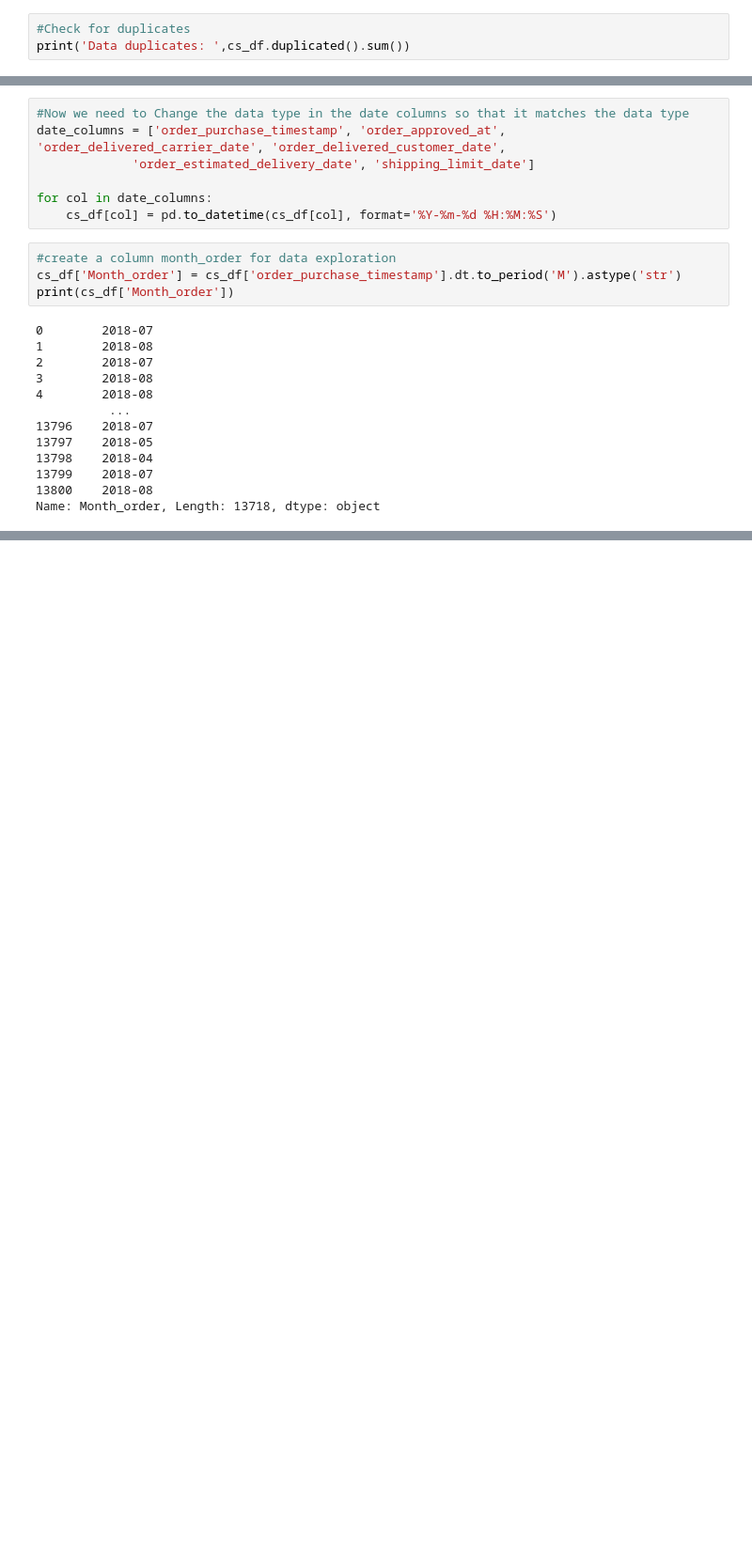
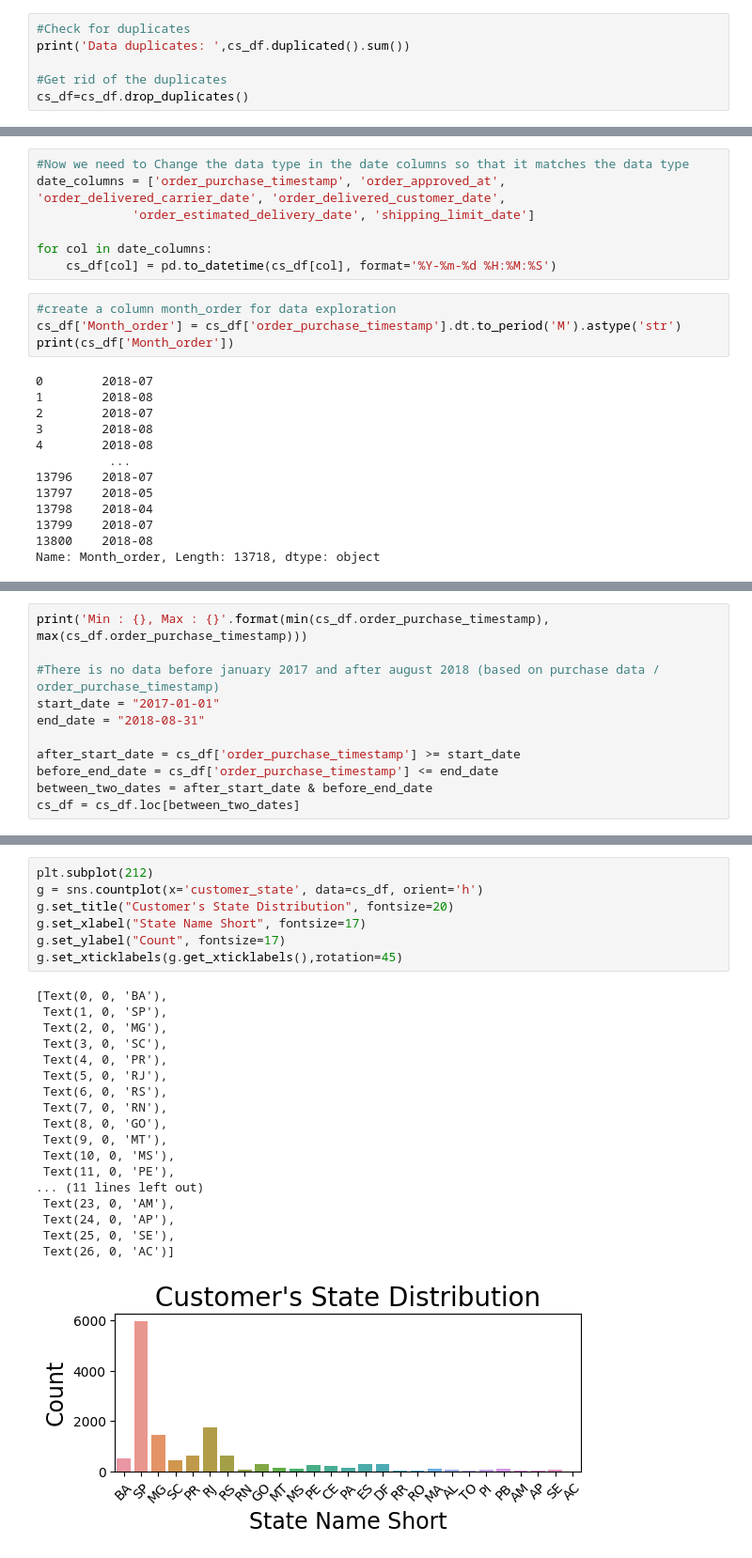
Before and after one commit to MatteoFerraresi/267161, a Jupyter notebook: main.ipynb, the cells around one changed output, grey strips where cells are left out. Shown at 94% size. Saved outputs shown, nothing was run; the diff lists cells and outputs as text; blank space fills up the shorter version.

```diff
--- a/main.ipynb
+++ b/main.ipynb
@@ -126,5 +102,8 @@ Name: payment_type, dtype: int64
 # %%
 #Check for duplicates
 print('Data duplicates: ',cs_df.duplicated().sum())
+
+#Get rid of the duplicates
+cs_df=cs_df.drop_duplicates()
 # %% [output]
 Data duplicates:  83
@@ -178,0 +139,11 @@ Name: Month_order, Length: 13718, dtype: object
+# %%
+print('Min : {}, Max : {}'.format(min(cs_df.order_purchase_timestamp), max(cs_df.order_purchase_timestamp)))
+
+#There is no data before january 2017 and after august 2018 (based on purchase data / order_purchase_timestamp)
+start_date = "2017-01-01"
+end_date = "2018-08-31"
+
+after_start_date = cs_df['order_purchase_timestamp'] >= start_date
+before_end_date = cs_df['order_purchase_timestamp'] <= end_date
+between_two_dates = after_start_date & before_end_date
+cs_df = cs_df.loc[between_two_dates]
@@ -178,0 +185,26 @@ Name: Month_order, Length: 13718, dtype: object
+# %%
+plt.subplot(212)
+g = sns.countplot(x='customer_state', data=cs_df, orient='h')
+g.set_title("Customer's State Distribution", fontsize=20)
+g.set_xlabel("State Name Short", fontsize=17)
+g.set_ylabel("Count", fontsize=17)
+g.set_xticklabels(g.get_xticklabels(),rotation=45)
+# %% [output]
+[Text(0, 0, 'BA'),
+ Text(1, 0, 'SP'),
+ Text(2, 0, 'MG'),
+ Text(3, 0, 'SC'),
+ Text(4, 0, 'PR'),
+ Text(5, 0, 'RJ'),
+ Text(6, 0, 'RS'),
+ Text(7, 0, 'RN'),
+ Text(8, 0, 'GO'),
+ Text(9, 0, 'MT'),
+ Text(10, 0, 'MS'),
+ Text(11, 0, 'PE'),
+... (11 lines left out)
+ Text(23, 0, 'AM'),
+ Text(24, 0, 'AP'),
+ Text(25, 0, 'SE'),
+ Text(26, 0, 'AC')]
+[figure, added]
```
Also changed, not shown: parts of 25 cells of this notebook.
